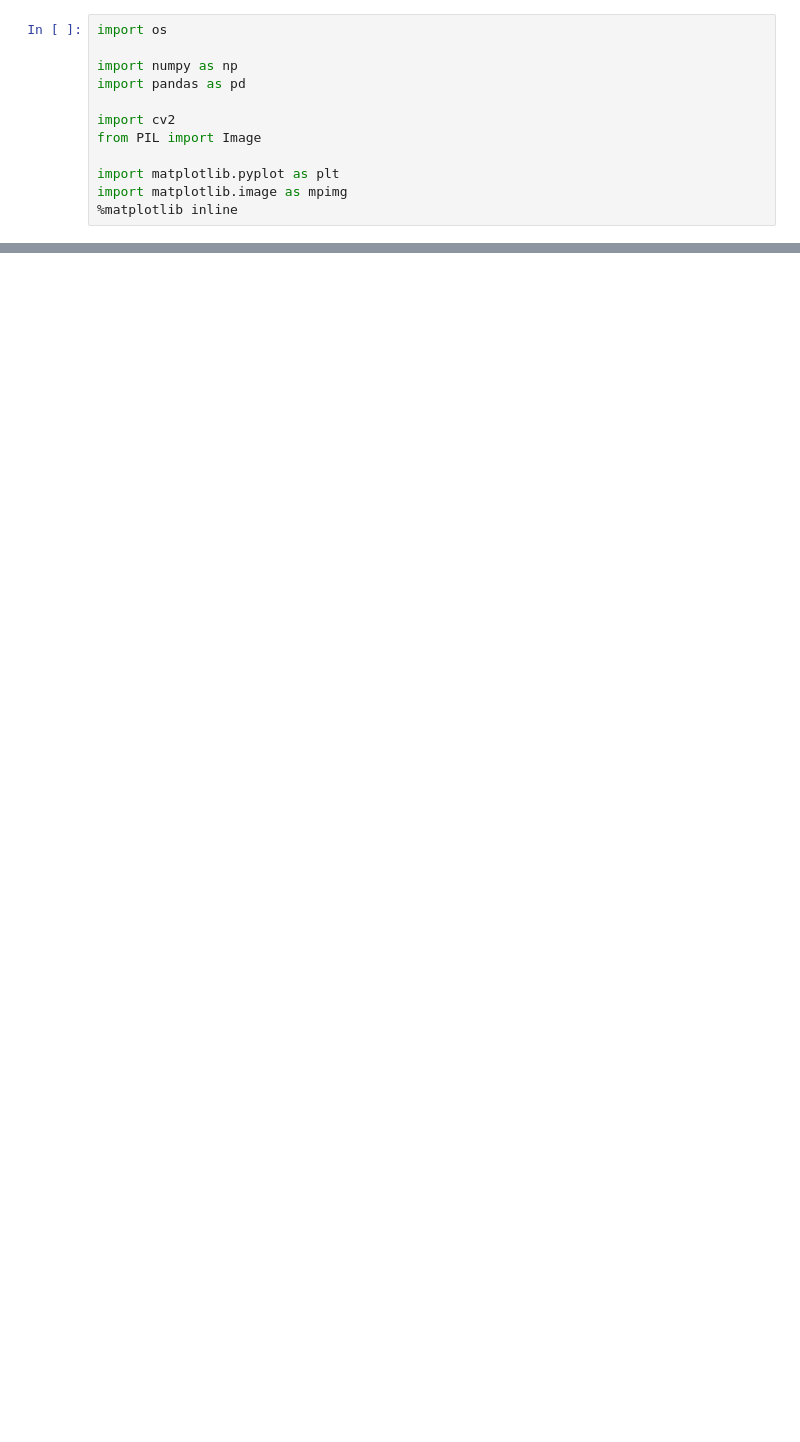
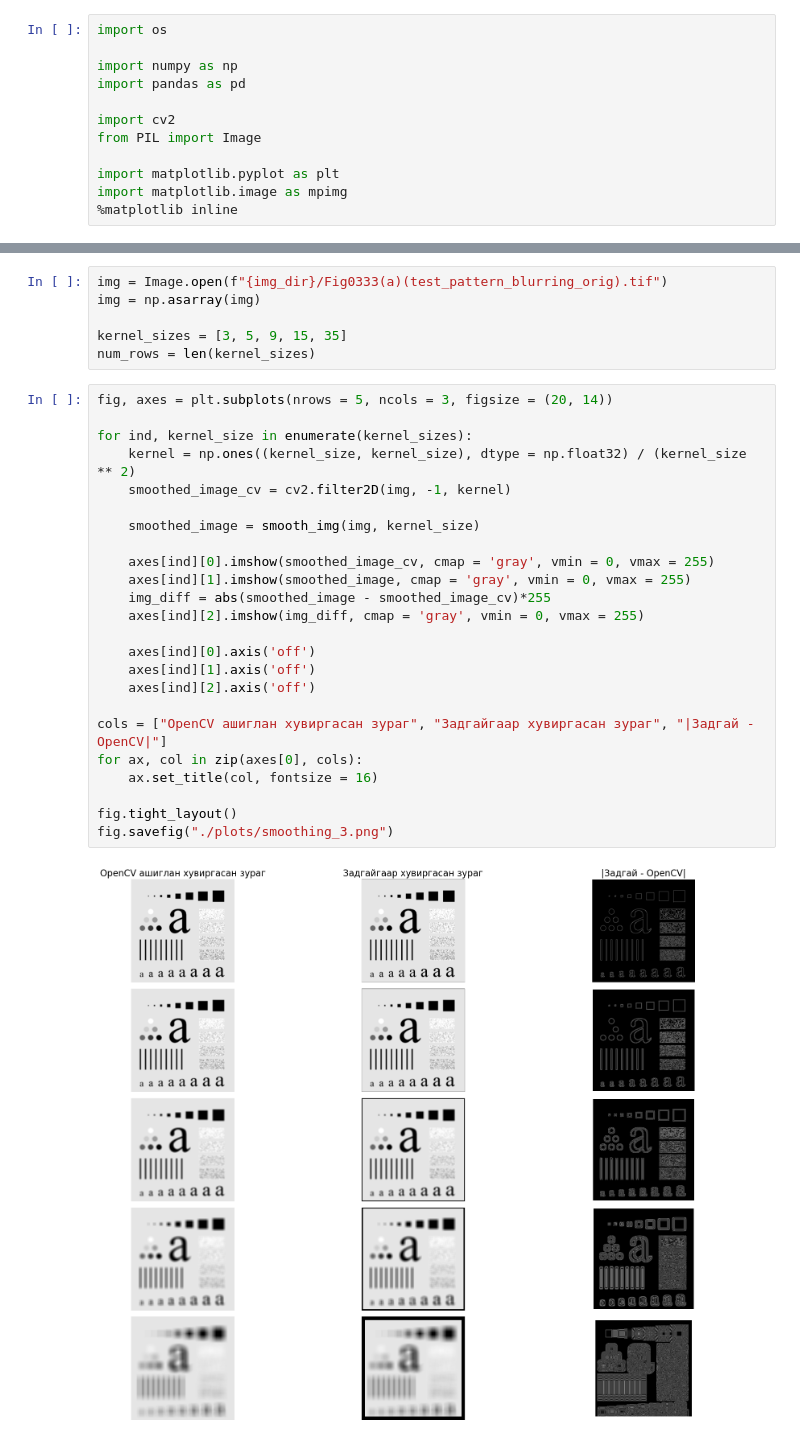
Before and after one commit to TemuujinE/NUM-Pattern-Recognition, a Jupyter notebook: lab2/Mid/Smoothing.ipynb, the cells around one changed output, grey strips where cells are left out. Drawn from its saved outputs; the diff is of its cells as text; blank space fills up the shorter version.

```diff
--- a/lab2/Mid/Smoothing.ipynb
+++ b/lab2/Mid/Smoothing.ipynb
@@ -193,0 +86,32 @@ plt.show()
+# %%
+img = Image.open(f"{img_dir}/Fig0333(a)(test_pattern_blurring_orig).tif")
+img = np.asarray(img)
+
+kernel_sizes = [3, 5, 9, 15, 35]
+num_rows = len(kernel_sizes)
+# %%
+fig, axes = plt.subplots(nrows = 5, ncols = 3, figsize = (20, 14))
+
+for ind, kernel_size in enumerate(kernel_sizes):
+    kernel = np.ones((kernel_size, kernel_size), dtype = np.float32) / (kernel_size ** 2)
+    smoothed_image_cv = cv2.filter2D(img, -1, kernel)
+
+    smoothed_image = smooth_img(img, kernel_size)
+
+    axes[ind][0].imshow(smoothed_image_cv, cmap = 'gray', vmin = 0, vmax = 255)
+    axes[ind][1].imshow(smoothed_image, cmap = 'gray', vmin = 0, vmax = 255)
+    img_diff = abs(smoothed_image - smoothed_image_cv)*255
+    axes[ind][2].imshow(img_diff, cmap = 'gray', vmin = 0, vmax = 255)
+
+    axes[ind][0].axis('off')
+    axes[ind][1].axis('off')
+    axes[ind][2].axis('off')
+
+cols = ["OpenCV ашиглан хувиргасан зураг", "Задгайгаар хувиргасан зураг", "|Задгай - OpenCV|"]
+for ax, col in zip(axes[0], cols):
+    ax.set_title(col, fontsize = 16)
+
+fig.tight_layout()
+fig.savefig("./plots/smoothing_3.png")
+# %% [output]
+[figure, added]
```
Also changed, not shown: parts of 7 cells of this notebook, 23 other files.
